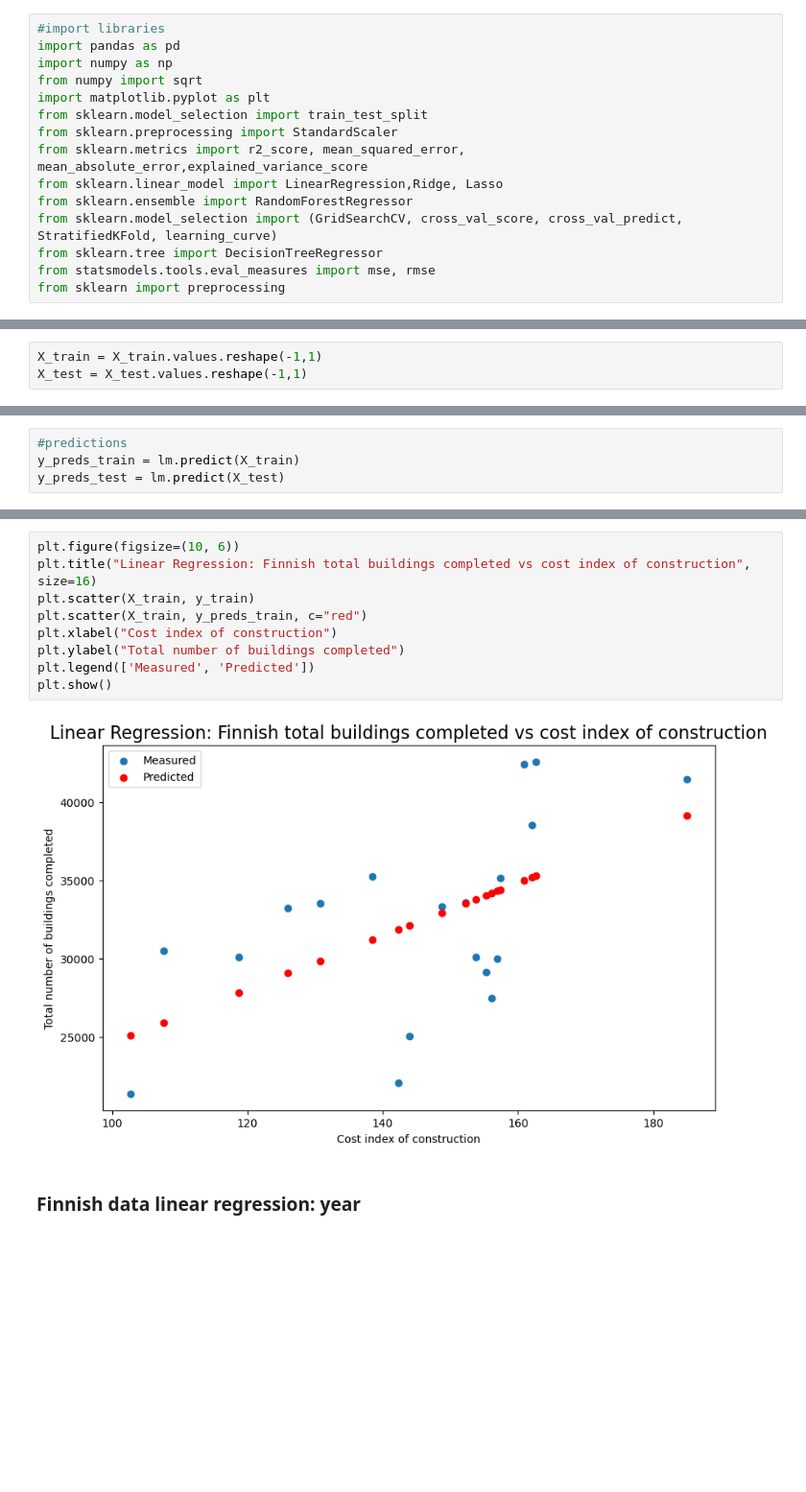
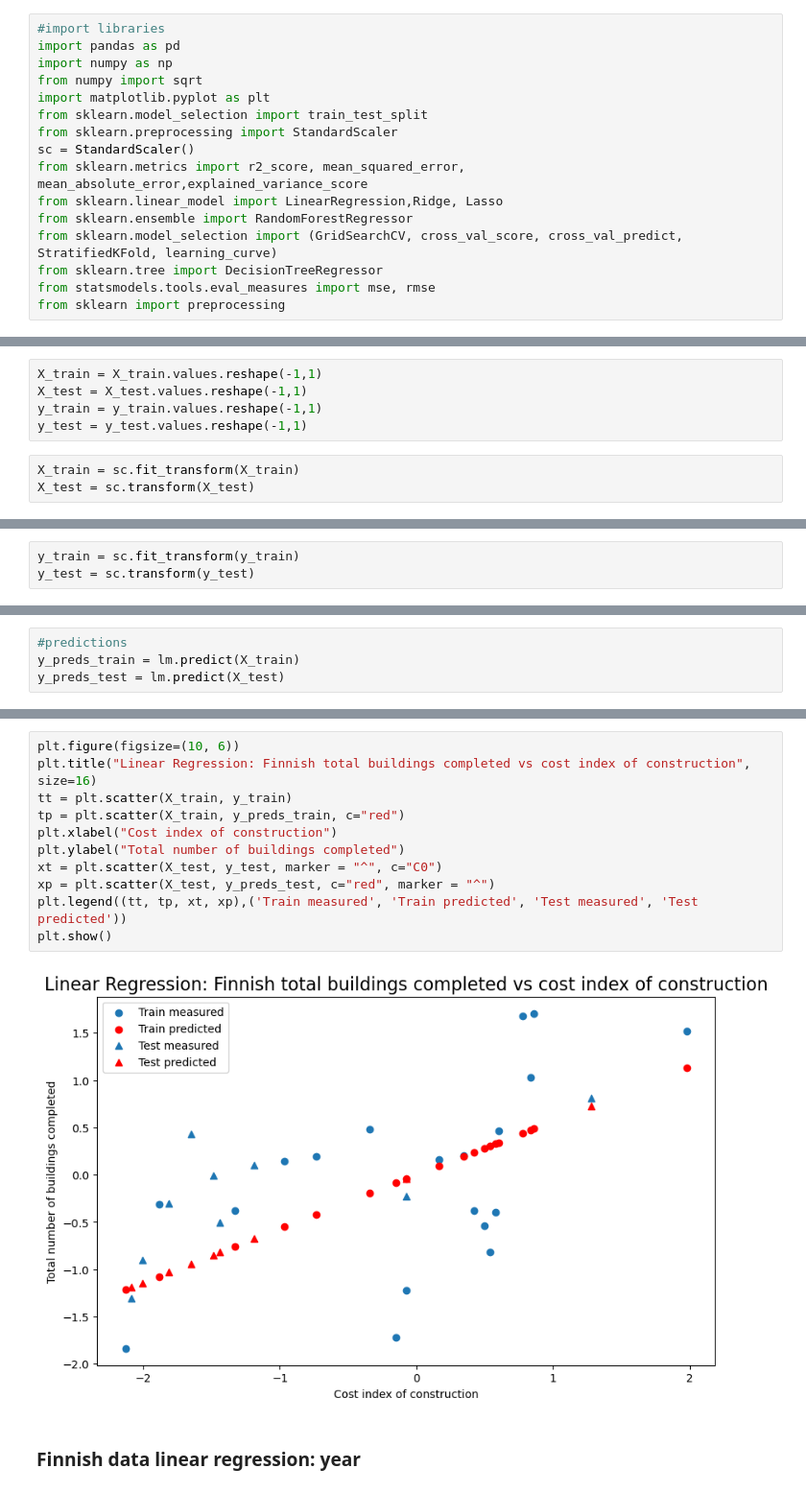
Before and after one commit to coharaCNJ/M.Sc.-Data-Analytics-Semester-1-CA1, a Jupyter notebook: 3_Linear_regression.ipynb, the cells around one changed output, grey strips where cells are left out. Shown: that part at 96% size. Saved outputs shown, nothing was run; the diff lists cells and outputs as text; blank space fills up the shorter version.

```diff
--- a/3_Linear_regression.ipynb
+++ b/3_Linear_regression.ipynb
@@ -15,6 +15,7 @@ from numpy import sqrt
 import matplotlib.pyplot as plt
 from sklearn.model_selection import train_test_split
 from sklearn.preprocessing import StandardScaler
+sc = StandardScaler()
 from sklearn.metrics import r2_score, mean_squared_error, mean_absolute_error,explained_variance_score
 from sklearn.linear_model import LinearRegression,Ridge, Lasso
 from sklearn.ensemble import RandomForestRegressor
@@ -102,3 +154,8 @@ print(y_test.shape)
 # %%
 X_train = X_train.values.reshape(-1,1)
 X_test = X_test.values.reshape(-1,1)
+y_train = y_train.values.reshape(-1,1)
+y_test = y_test.values.reshape(-1,1)
+# %%
+X_train = sc.fit_transform(X_train)
+X_test = sc.transform(X_test)
@@ -104,0 +184,3 @@ X_test = X_test.values.reshape(-1,1)
+# %%
+y_train = sc.fit_transform(y_train)
+y_test = sc.transform(y_test)
@@ -126,14 +219,16 @@ Mean absolute percentage error of the prediction is: 9.665406828190411
 # %%
 plt.figure(figsize=(10, 6))
 plt.title("Linear Regression: Finnish total buildings completed vs cost index of construction", size=16)
-plt.scatter(X_train, y_train)
-plt.scatter(X_train, y_preds_train, c="red")
+tt = plt.scatter(X_train, y_train)
+tp = plt.scatter(X_train, y_preds_train, c="red")
 plt.xlabel("Cost index of construction")
 plt.ylabel("Total number of buildings completed")
-plt.legend(['Measured', 'Predicted'])
+xt = plt.scatter(X_test, y_test, marker = "^", c="C0")
+xp = plt.scatter(X_test, y_preds_test, c="red", marker = "^")
+plt.legend((tt, tp, xt, xp),('Train measured', 'Train predicted', 'Test measured', 'Test predicted'))
 plt.show()
 # %% [output]
-[figure, old version]
+[figure, new version]
 # %% [markdown]
 ### Finnish data linear regression: year
 # %%
```
Also changed, not shown: parts of 27 cells of this notebook, 9 other files.
